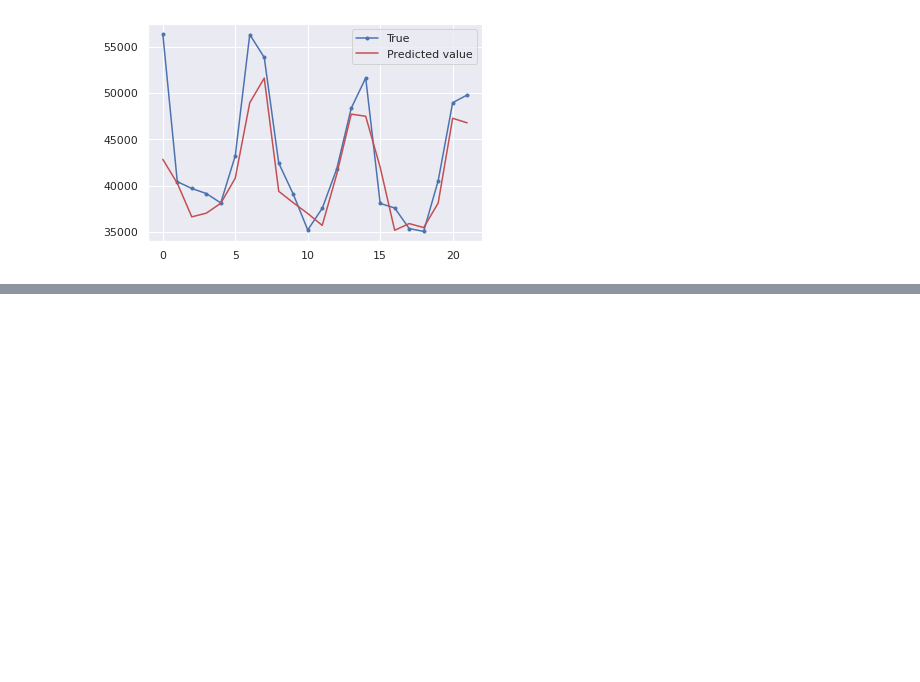
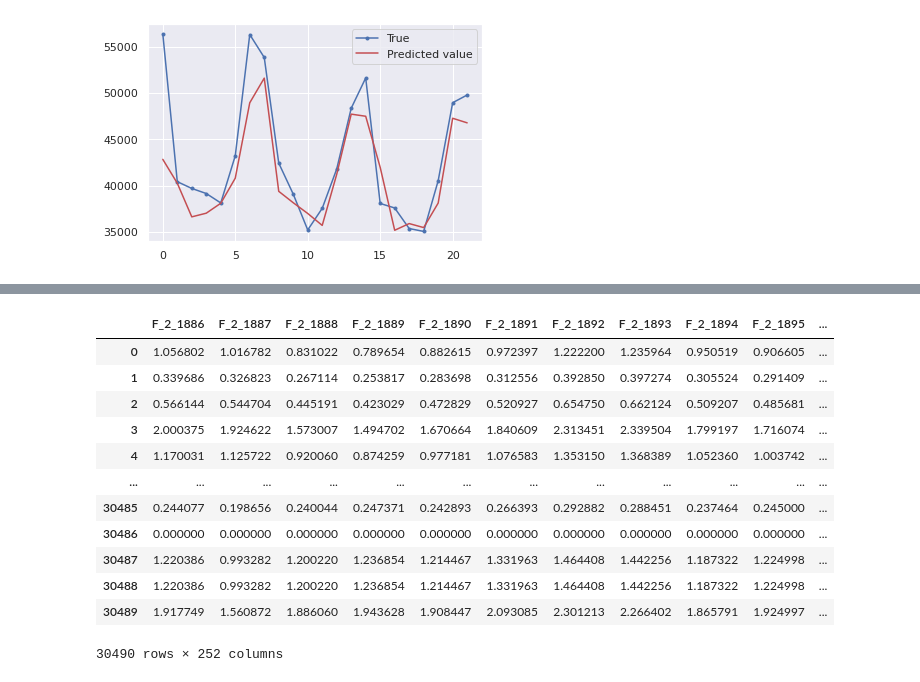
Before and after one commit to poojagpta/releases, a Jupyter notebook: m5_forecasting_project/walmart_dl_lstm.ipynb, the cells around one changed output, grey strips where cells are left out. Drawn from its saved outputs; the diff is of its cells as text; code cells hidden in the pictures; blank space fills up the shorter version.

```diff
--- a/m5_forecasting_project/walmart_dl_lstm.ipynb
+++ b/m5_forecasting_project/walmart_dl_lstm.ipynb
@@ -156,0 +187,6 @@ plt.legend()
+# %%
+id_cols = ["item_id", "dept_id", "cat_id", "store_id", "state_id"]
+level_groupings = {2:["state_id"], 3:["store_id"], 4:["cat_id"], 5:["dept_id"],
+                  6:["state_id","cat_id"],7:["state_id","dept_id"],
+                  8:["store_id","cat_id"], 9:["store_id","dept_id"],
+                  10:["item_id"], 11:["item_id","state_id"]}
@@ -156,0 +206,53 @@ plt.legend()
+# %%
+df["last28_mean"] = df[[c for c in df.columns if c.find("d_")==0 and\
+        int(c.split("_")[1]) in range(1858, 1886)] +\
+       ["id"]].set_index("id").transpose().mean().reset_index()[0]
+# %%
+for l in tqdm(range(1, 10)):
+
+    if(l >=2):
+      this_level_df = agg_df[agg_df["level"]==l].copy()
+      for d in range(1, 29):
+        this_level_df["F_" + str(l) + "_" + str(1885 + d)] = (this_level_df["d_" + str(1885 + d - 28)]/this_level_df["d_" + str(1885 + d - 28)].sum()) * this_level_df1['F_1_'+ str(1885 + d)][0]
+    else:
+       this_level_df = this_level_df1
+
+    # from this level, distribute forecast to all level 12 series
+    # find columns with non 'all' entries
+    important_column_ids = list(this_level_df[id_cols].columns[this_level_df[id_cols].nunique()!=1])
+    this_level_df.reset_index(drop=True, inplace=True)
+    for i, row in this_level_df.iterrows():
+        #eg. level =1
+        if len(important_column_ids) == 0:
+            level_mean_with_cond = this_level_df[[c for c in df.columns if c.find("d_")==0 and\
+                                   int(c.split("_")[1]) in range(1858, 1886)]].transpose().mean()[0]
+            proportion = df["last28_mean"] / level_mean_with_cond
+            for d in range(1, 29):
+                df["F_" + str(l) + "_" + str(1885 + d)] = list(this_level_df["F_" + str(l) + "_" + str(1885 + d)])[0] * proportion
+        else:
+           #eg. Level 2 and above
+            cond = True
+            for col in important_column_ids:
+                cond = cond & (df[col] == row[col])
+
+            level_mean_with_cond = this_level_df[[c for c in df.columns if c.find("d_")==0 and\
+                                   int(c.split("_")[1]) in range(1858, 1886)]].transpose().mean()[i]
+            proportion = df["last28_mean"] / level_mean_with_cond
+            for d in range(1, 29):
+                df.loc[cond, "F_" + str(l) + "_" + str(1885 + d)] = row["F_" + str(l) + "_" + str(1885 + d)] * proportion
+# %%
+df[[c for c in df.columns if  c.find("F_") == 0]]
+# %% [output]
+|  | F_2_1886 | F_2_1887 | F_2_1888 | F_2_1889 | F_2_1890 | F_2_1891 | F_2_1892 | F_2_1893 | F_2_1894 | F_2_1895 | ... |
+| 0 | 1.056802 | 1.016782 | 0.831022 | 0.789654 | 0.882615 | 0.972397 | 1.222200 | 1.235964 | 0.950519 | 0.906605 | ... |
+| 1 | 0.339686 | 0.326823 | 0.267114 | 0.253817 | 0.283698 | 0.312556 | 0.392850 | 0.397274 | 0.305524 | 0.291409 | ... |
+| 2 | 0.566144 | 0.544704 | 0.445191 | 0.423029 | 0.472829 | 0.520927 | 0.654750 | 0.662124 | 0.509207 | 0.485681 | ... |
+| 3 | 2.000375 | 1.924622 | 1.573007 | 1.494702 | 1.670664 | 1.840609 | 2.313451 | 2.339504 | 1.799197 | 1.716074 | ... |
+| 4 | 1.170031 | 1.125722 | 0.920060 | 0.874259 | 0.977181 | 1.076583 | 1.353150 | 1.368389 | 1.052360 | 1.003742 | ... |
+| ... | ... | ... | ... | ... | ... | ... | ... | ... | ... | ... | ... |
+| 30485 | 0.244077 | 0.198656 | 0.240044 | 0.247371 | 0.242893 | 0.266393 | 0.292882 | 0.288451 | 0.237464 | 0.245000 | ... |
+| 30486 | 0.000000 | 0.000000 | 0.000000 | 0.000000 | 0.000000 | 0.000000 | 0.000000 | 0.000000 | 0.000000 | 0.000000 | ... |
+| 30487 | 1.220386 | 0.993282 | 1.200220 | 1.236854 | 1.214467 | 1.331963 | 1.464408 | 1.442256 | 1.187322 | 1.224998 | ... |
+| 30488 | 1.220386 | 0.993282 | 1.200220 | 1.236854 | 1.214467 | 1.331963 | 1.464408 | 1.442256 | 1.187322 | 1.224998 | ... |
+| 30489 | 1.917749 | 1.560872 | 1.886060 | 1.943628 | 1.908447 | 2.093085 | 2.301213 | 2.266402 | 1.865791 | 1.924997 | ... |
+30490 rows × 252 columns
```
Also changed, not shown: parts of 14 cells of this notebook.
